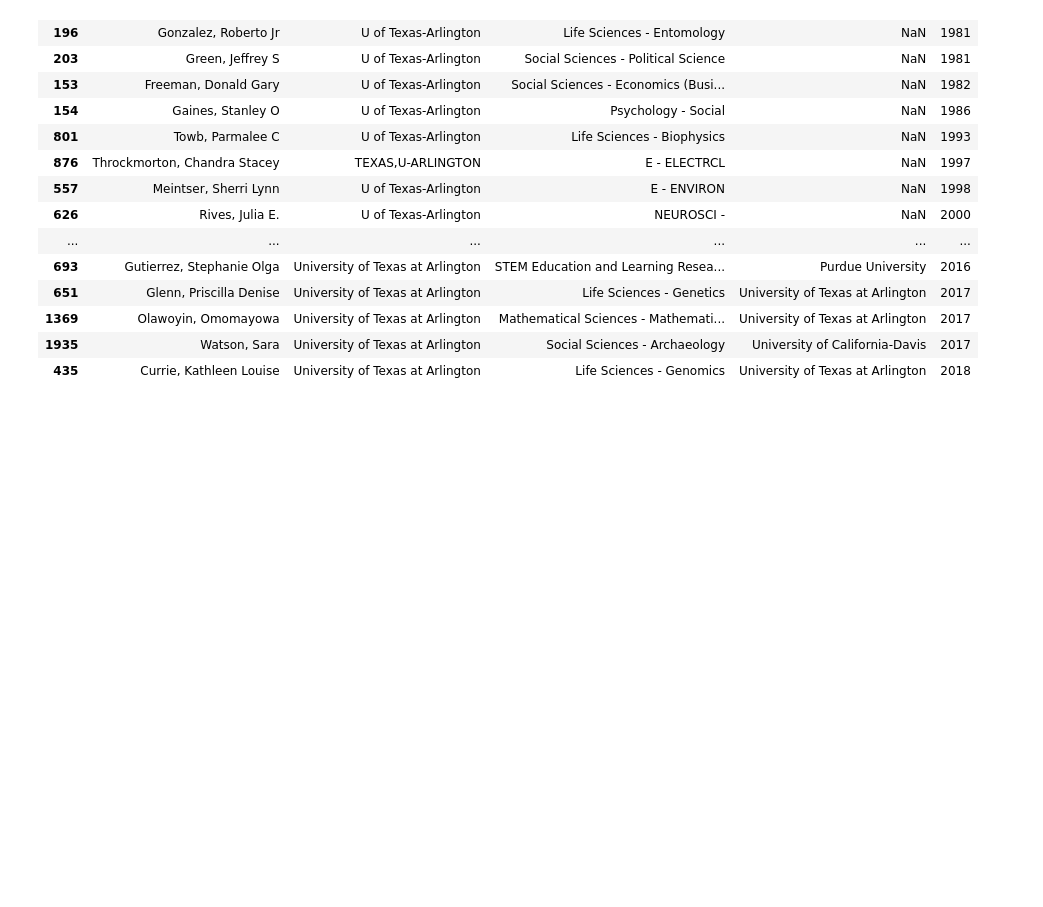
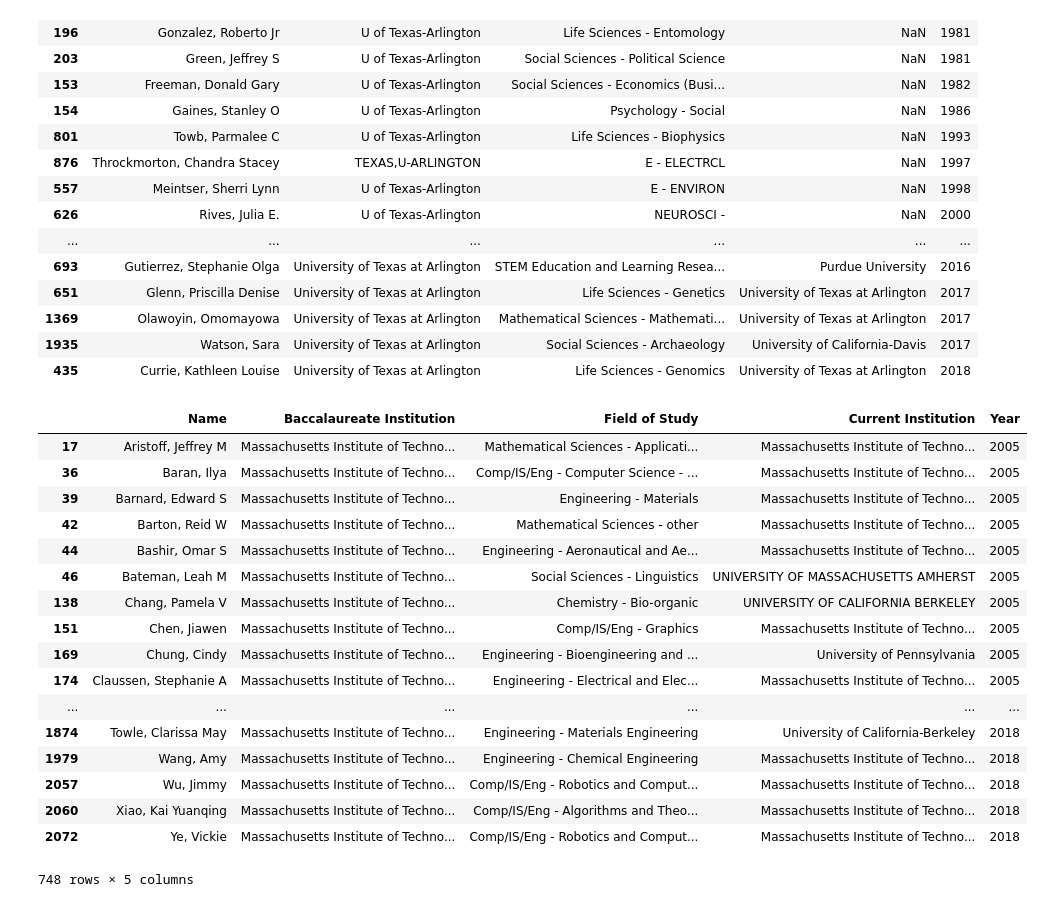
Before and after one commit to cloudy/nsf-grfp-analysis, a Jupyter notebook: nsf-grfp-analysis.ipynb, the cells around one changed output. Drawn from its saved outputs; the diff is of its cells as text; code cells hidden in the pictures; blank space fills up the shorter version.

```diff
--- a/nsf-grfp-analysis.ipynb
+++ b/nsf-grfp-analysis.ipynb
@@ -50,3 +50,24 @@ df[df['Baccalaureate Institution'].str.contains('arlington', na=False, case=Fals
 | 1369 | Olawoyin, Omomayowa | University of Texas at Arlington | Mathematical Sciences - Mathemati... | University of Texas at Arlington | 2017 |
 | 1935 | Watson, Sara | University of Texas at Arlington | Social Sciences - Archaeology | University of California-Davis | 2017 |
 | 435 | Currie, Kathleen Louise | University of Texas at Arlington | Life Sciences - Genomics | University of Texas at Arlington | 2018 |
+# %%
+df[df['Baccalaureate Institution'].str.contains('massachusetts institute of technology', na=False, case=False)]
+# %% [output]
+|  | Name | Baccalaureate Institution | Field of Study | Current Institution | Year |
+| 17 | Aristoff, Jeffrey M | Massachusetts Institute of Techno... | Mathematical Sciences - Applicati... | Massachusetts Institute of Techno... | 2005 |
+| 36 | Baran, Ilya | Massachusetts Institute of Techno... | Comp/IS/Eng - Computer Science - ... | Massachusetts Institute of Techno... | 2005 |
+| 39 | Barnard, Edward S | Massachusetts Institute of Techno... | Engineering - Materials | Massachusetts Institute of Techno... | 2005 |
+| 42 | Barton, Reid W | Massachusetts Institute of Techno... | Mathematical Sciences - other | Massachusetts Institute of Techno... | 2005 |
+| 44 | Bashir, Omar S | Massachusetts Institute of Techno... | Engineering - Aeronautical and Ae... | Massachusetts Institute of Techno... | 2005 |
+| 46 | Bateman, Leah M | Massachusetts Institute of Techno... | Social Sciences - Linguistics | UNIVERSITY OF MASSACHUSETTS AMHERST | 2005 |
+| 138 | Chang, Pamela V | Massachusetts Institute of Techno... | Chemistry - Bio-organic | UNIVERSITY OF CALIFORNIA BERKELEY | 2005 |
+| 151 | Chen, Jiawen | Massachusetts Institute of Techno... | Comp/IS/Eng - Graphics | Massachusetts Institute of Techno... | 2005 |
+| 169 | Chung, Cindy | Massachusetts Institute of Techno... | Engineering - Bioengineering and ... | University of Pennsylvania | 2005 |
+| 174 | Claussen, Stephanie A | Massachusetts Institute of Techno... | Engineering - Electrical and Elec... | Massachusetts Institute of Techno... | 2005 |
+| ... | ... | ... | ... | ... | ... |
+| 1874 | Towle, Clarissa May | Massachusetts Institute of Techno... | Engineering - Materials Engineering | University of California-Berkeley | 2018 |
+| 1979 | Wang, Amy | Massachusetts Institute of Techno... | Engineering - Chemical Engineering | Massachusetts Institute of Techno... | 2018 |
+| 2057 | Wu, Jimmy | Massachusetts Institute of Techno... | Comp/IS/Eng - Robotics and Comput... | Massachusetts Institute of Techno... | 2018 |
+| 2060 | Xiao, Kai Yuanqing | Massachusetts Institute of Techno... | Comp/IS/Eng - Algorithms and Theo... | Massachusetts Institute of Techno... | 2018 |
+| 2072 | Ye, Vickie | Massachusetts Institute of Techno... | Comp/IS/Eng - Robotics and Comput... | Massachusetts Institute of Techno... | 2018 |
+748 rows × 5 columns
```
